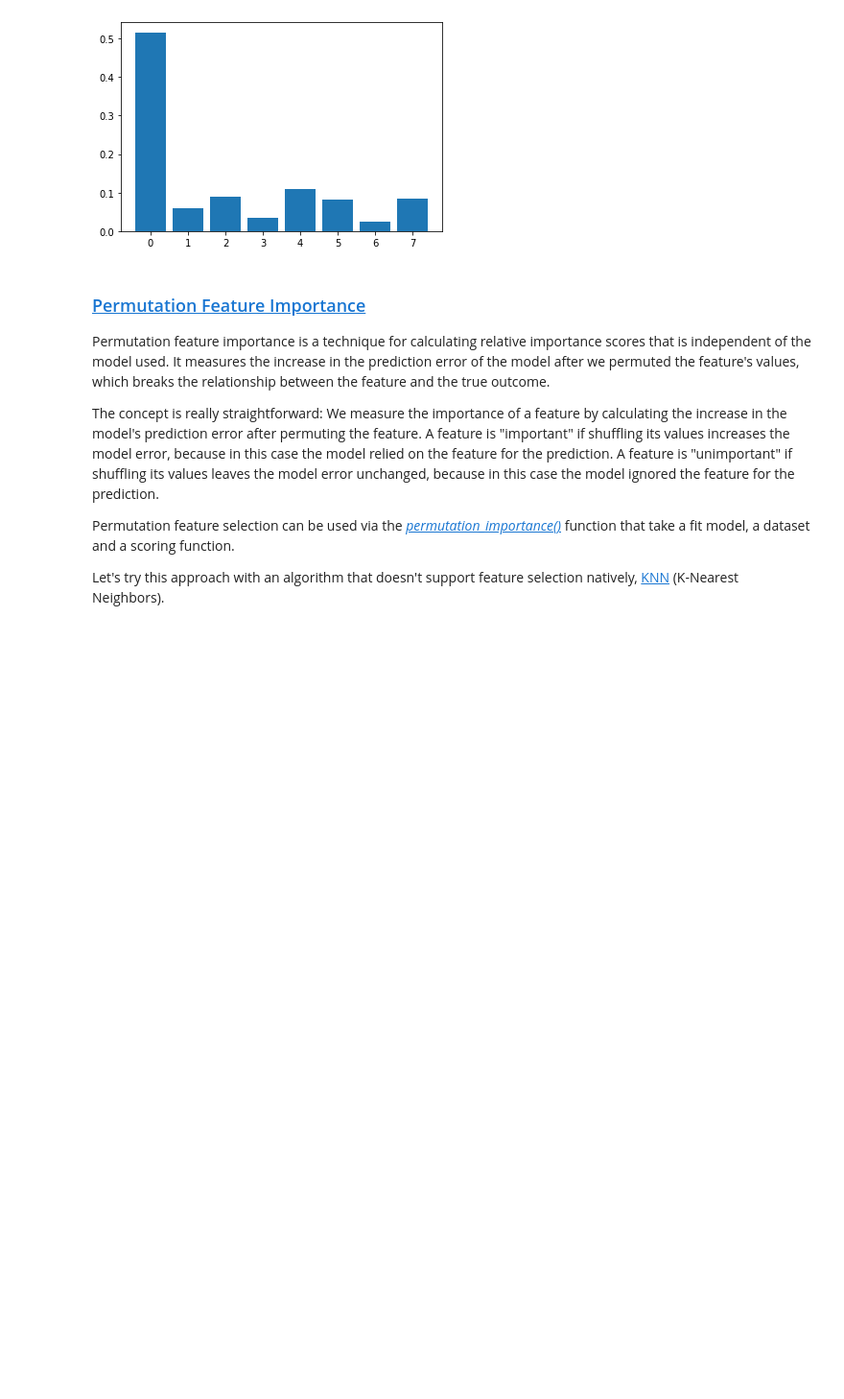
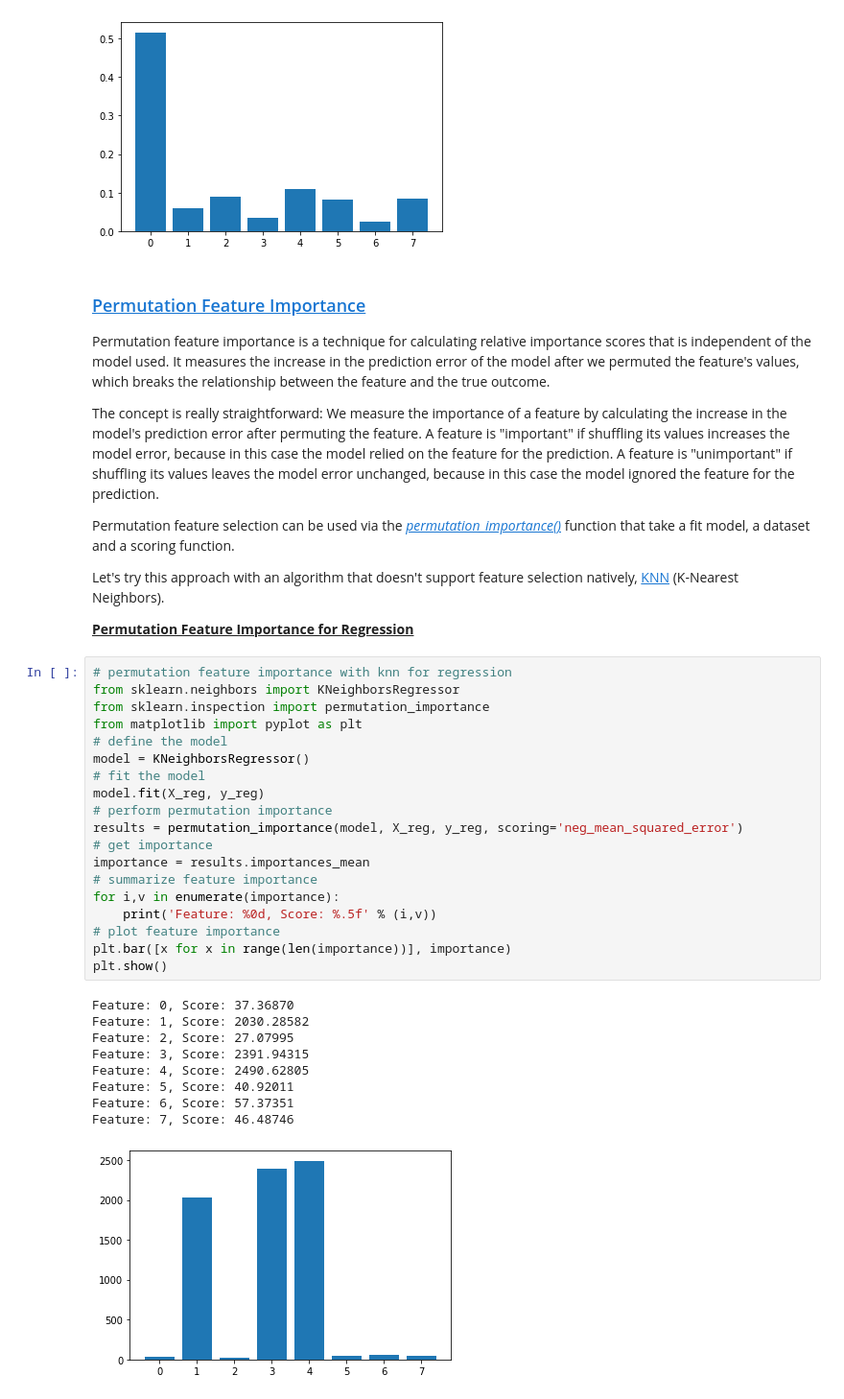
Before and after one commit to MachineLearningJournalClub/HowToTackleAMLCompetition, a Jupyter notebook: HowToTackleAMLCompetition/Lecture1|FeatureProcessing.ipynb, the cells around one changed output. Shown at 96% size. Drawn from its saved outputs; the diff is of its cells as text; blank space fills up the shorter version.

```diff
--- a/HowToTackleAMLCompetition/Lecture1|FeatureProcessing.ipynb
+++ b/HowToTackleAMLCompetition/Lecture1|FeatureProcessing.ipynb
@@ -444,3 +444,34 @@ The concept is really straightforward: We measure the importance of a feature by
 Permutation feature selection can be used via the [*permutation_importance()*](https://scikit-learn.org/stable/modules/generated/sklearn.inspection.permutation_importance.html) function that take a fit model, a dataset and a scoring function.
 
 Let's try this approach with an algorithm that doesn't support feature selection natively, [KNN](https://en.wikipedia.org/wiki/K-nearest_neighbors_algorithm) (K-Nearest Neighbors).
+
+**<ins>Permutation Feature Importance for Regression</ins>**
+# %%
+# permutation feature importance with knn for regression
+from sklearn.neighbors import KNeighborsRegressor
+from sklearn.inspection import permutation_importance
+from matplotlib import pyplot as plt
+# define the model
+model = KNeighborsRegressor()
+# fit the model
+model.fit(X_reg, y_reg)
+# perform permutation importance
+results = permutation_importance(model, X_reg, y_reg, scoring='neg_mean_squared_error')
+# get importance
+importance = results.importances_mean
+# summarize feature importance
+for i,v in enumerate(importance):
+	print('Feature: %0d, Score: %.5f' % (i,v))
+# plot feature importance
+plt.bar([x for x in range(len(importance))], importance)
+plt.show()
+# %% [output]
+Feature: 0, Score: 37.36870
+Feature: 1, Score: 2030.28582
+Feature: 2, Score: 27.07995
+Feature: 3, Score: 2391.94315
+Feature: 4, Score: 2490.62805
+Feature: 5, Score: 40.92011
+Feature: 6, Score: 57.37351
+Feature: 7, Score: 46.48746
+[figure, added]
```
Also changed, not shown: parts of 4 cells of this notebook.
